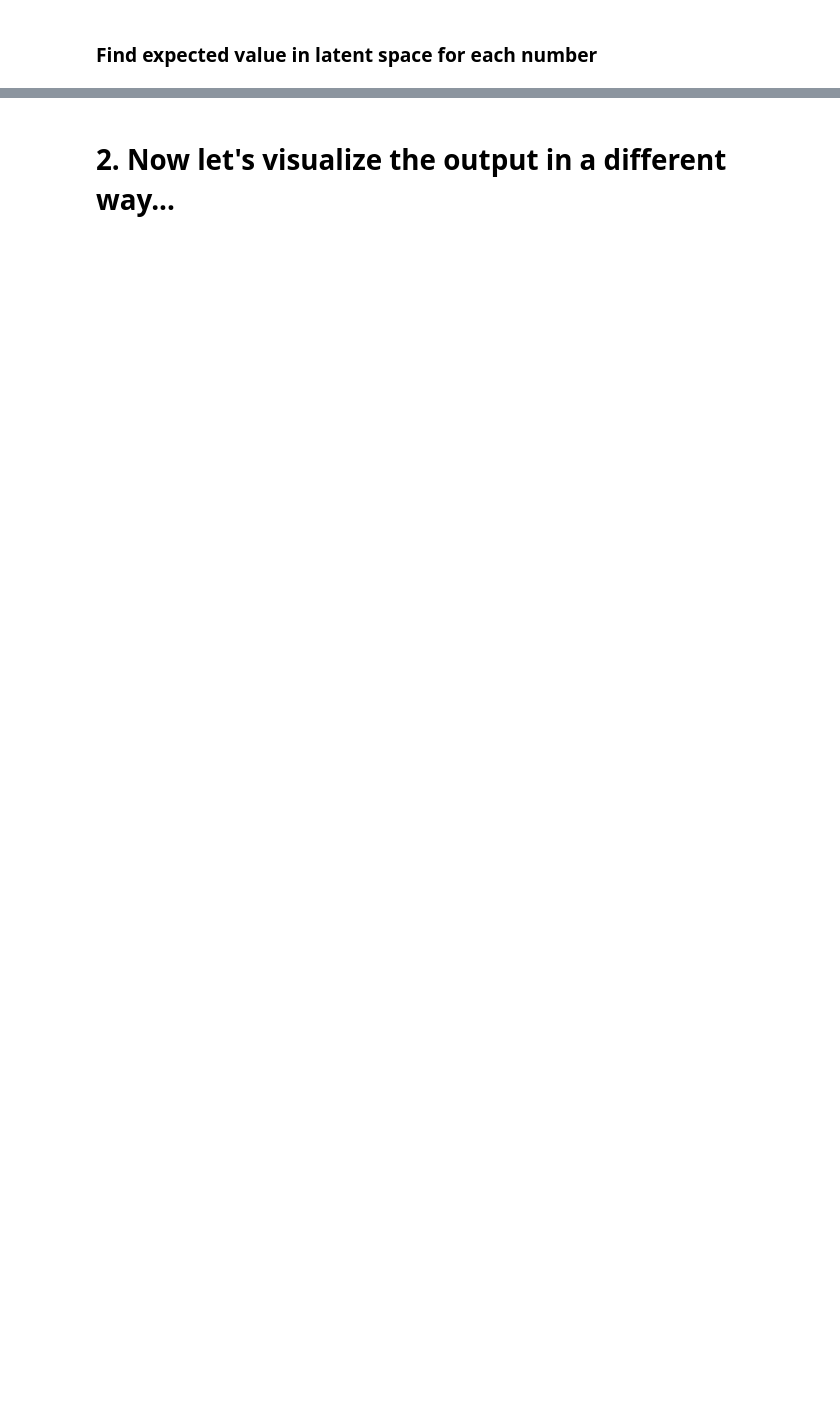
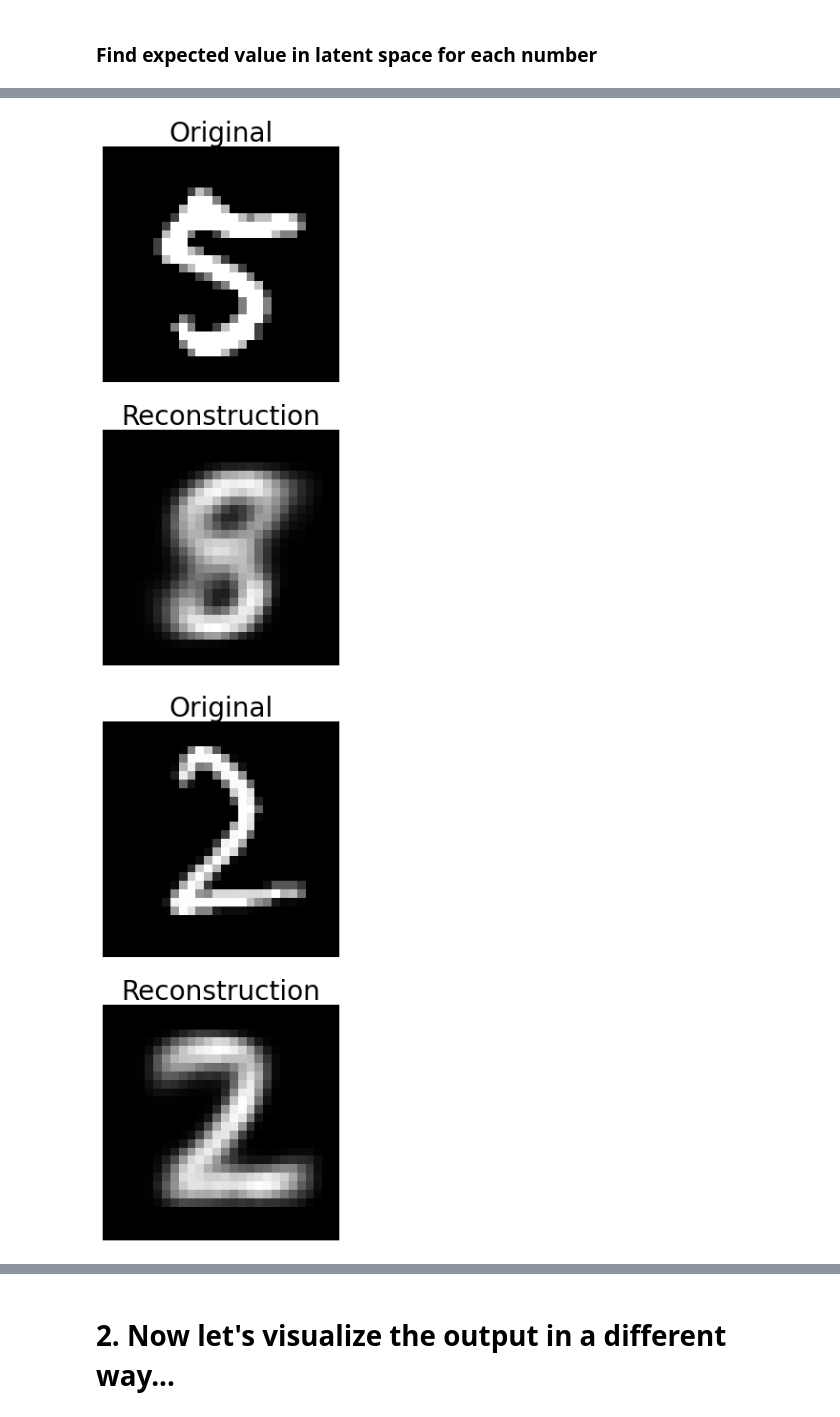
Before and after one commit to nhey/pml-exam, a Jupyter notebook: A_Density_modeling.ipynb, the cells around one changed output, grey strips where cells are left out. Cells and saved outputs as stored; diff of their text form; code cells hidden in the pictures; blank space fills up the shorter version.

```diff
--- a/A_Density_modeling.ipynb
+++ b/A_Density_modeling.ipynb
@@ -15,10 +20,19 @@ ModuleNotFoundError: No module named 'torch'
+# %%
+from google.colab import files
+import os
+import shutil
+
+plt.rcParams["figure.figsize"] = (8,8)
 # %% [markdown]
 # This is heavily based on the given solution for the class VAE exercise
 # %%
 import os
+import random
+random.seed(1)
+
 os.makedirs("results", exist_ok=True)
 
-cuda2 = False # torch.cuda.is_available() check if a gpu is available
+cuda2 = True # torch.cuda.is_available() check if a gpu is available
 batch_size2 = 128
 log_interval2 = 10
 epochs2 = 2 # 10
@@ -36,6 +50,14 @@ train_loader = torch.utils.data.DataLoader(
 test_loader = torch.utils.data.DataLoader(
     datasets.MNIST('./data', train=False, transform=transforms.ToTensor()),
     batch_size=batch_size2, shuffle=True, **kwargs)
+train_loader_det = torch.utils.data.DataLoader(
+    datasets.MNIST('./data', train=True, transform=transforms.ToTensor()),
+    batch_size=batch_size2, shuffle=False, **kwargs)
+train_det = list(iter(train_loader_det))
+test_loader_det = torch.utils.data.DataLoader(
+    datasets.MNIST('./data', train=False, transform=transforms.ToTensor()),
+    batch_size=batch_size2, shuffle=False, **kwargs)
+test_det = list(iter(test_loader_det))
 # %%
 # Reconstruction + KL divergence losses summed over all elements and batch
 def loss_function(recon_x, x, mu, logvar):
@@ -119,0 +384,11 @@ for epoch in range(1, epochs2 + 1):
+# %%
+epochs2=10
+for epoch in range(1, epochs2 + 1):
+    train(model, optimizer, epoch)
+    test(model, epoch)
+    with torch.no_grad():
+        sample = torch.randn(64, 2).to(device) # 20 -> 2
+        sample = model.decode(sample).cpu()
+        save_image(sample.view(64, 1, 28, 28),
+                   'results/sample_' + str(epoch) + '.png'
+                  )
@@ -154,0 +422,17 @@ plot_latent_space(lambda x: model.encode(x.view(-1, 784)))
+# %%
+model_name = "OriVAE"
+savedir = f"{model_name}_eval"
+os.makedirs(savedir, exist_ok=True)
+
+inspect_sample(train_det, 4, model, cmap="gray", filename=os.path.join(savedir, f"{model_name}_sample_train.png"))
+
+inspect_sample(test_det, 4, model, cmap="gray", filename=os.path.join(savedir, f"{model_name}_sample_test.png"))
+
+inspect_latentspace(train_loader, model, filename=os.path.join(savedir, f"{model_name}_latent_train.png"))
+
+inspect_latentspace(test_loader, model, filename=os.path.join(savedir, f"{model_name}_latent_test.png"))
+
+mesh_plot(model, cmap="gray", filename=os.path.join(savedir, f"{model_name}_meshgrid.png"))
+# %% [output]
+[figure, added]
+[figure, added]
```
Also changed, not shown: parts of 42 cells of this notebook, 2 other files.
